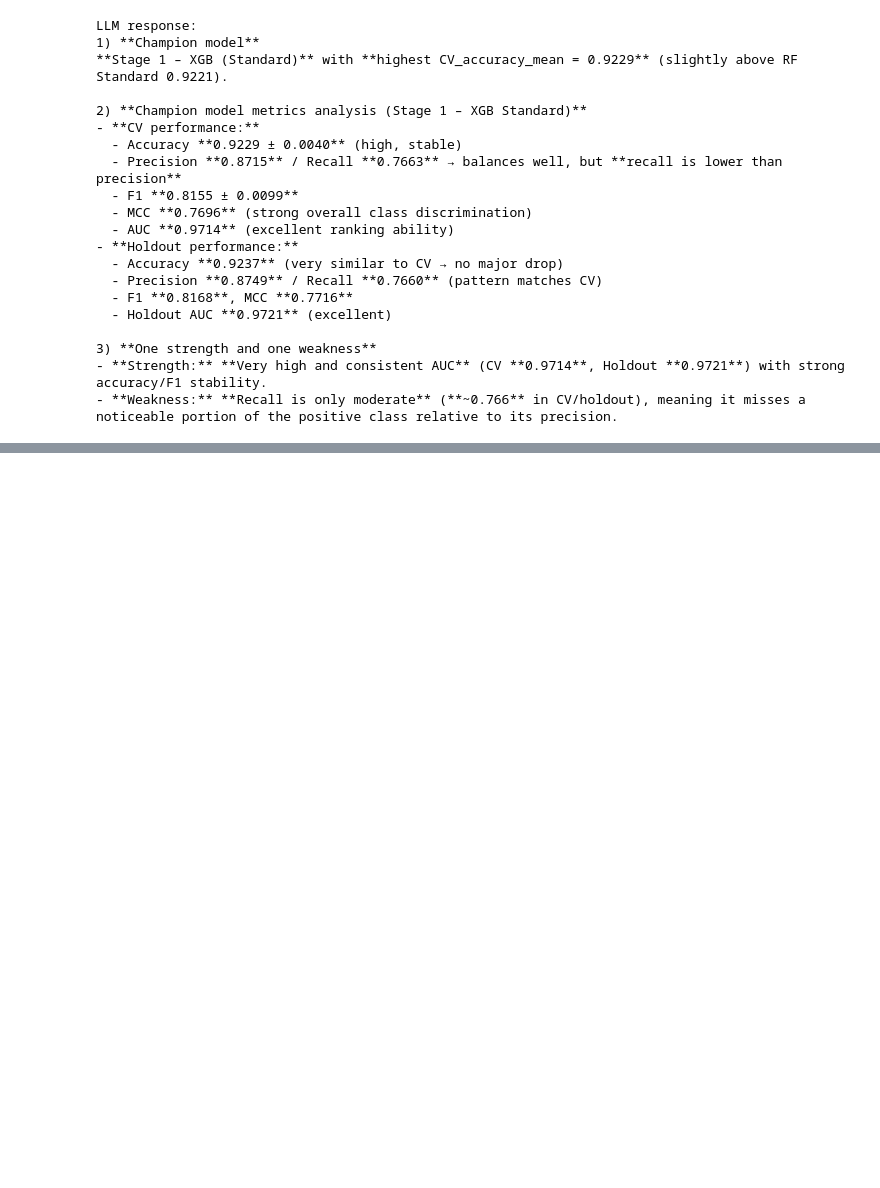
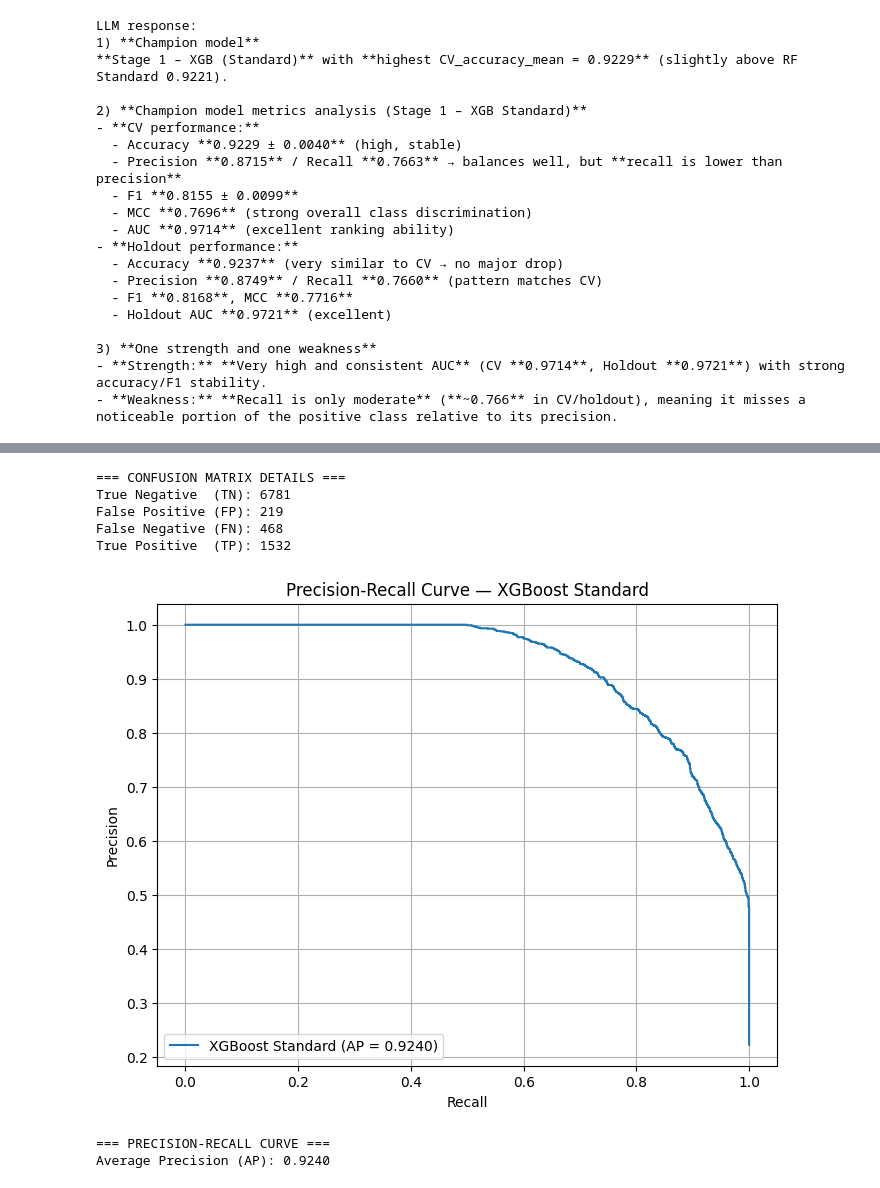
Before and after one commit to jiannyuhs-hue/ADALL_github, a Jupyter notebook: ADALL assignment/3013570Y_ADALL_ASSIGNMENT_2026Jun_(student).ipynb, the cells around one changed output, grey strips where cells are left out. Cells and saved outputs as stored; diff of their text form; code cells hidden in the pictures; blank space fills up the shorter version.

```diff
--- a/ADALL assignment/3013570Y_ADALL_ASSIGNMENT_2026Jun_(student).ipynb
+++ b/ADALL assignment/3013570Y_ADALL_ASSIGNMENT_2026Jun_(student).ipynb
@@ -2749,0 +2695,70 @@ Feature Importances for Weighted XGBoost Model:
+# %%
+tn, fp, fn, tp = cm.ravel()
+
+print("=== CONFUSION MATRIX DETAILS ===")
+print(f"True Negative  (TN): {tn}")
+print(f"False Positive (FP): {fp}")
+print(f"False Negative (FN): {fn}")
+print(f"True Positive  (TP): {tp}")
+# %% [output]
+=== CONFUSION MATRIX DETAILS ===
+True Negative  (TN): 6781
+False Positive (FP): 219
+False Negative (FN): 468
+True Positive  (TP): 1532
+# %%
+from sklearn.metrics import (
+    precision_recall_curve,
+    average_precision_score
+)
+import matplotlib.pyplot as plt
+
+# ============================================================
+# CHAMPION MODEL — PRECISION-RECALL CURVE
+# ============================================================
+
+# Positive-class probability
+y_prob_champion = champion_model.predict_proba(X_test)[:, 1]
+
+# Calculate Precision and Recall across thresholds
+precision, recall, thresholds = precision_recall_curve(
+    y_test,
+    y_prob_champion
+)
+
+# Average Precision
+average_precision = average_precision_score(
+    y_test,
+    y_prob_champion
+)
+
+# ============================================================
+# PLOT
+# ============================================================
+
+plt.figure(figsize=(8, 6))
+
+plt.plot(
+    recall,
+    precision,
+    label=f"XGBoost Standard (AP = {average_precision:.4f})"
+)
+
+plt.xlabel("Recall")
+plt.ylabel("Precision")
+plt.title("Precision-Recall Curve — XGBoost Standard")
+plt.legend()
+plt.grid(True)
+
+plt.show()
+
+# ============================================================
+# SUMMARY
+# ============================================================
+
+print("=== PRECISION-RECALL CURVE ===")
+print(f"Average Precision (AP): {average_precision:.4f}")
+# %% [output]
+[figure, added]
+=== PRECISION-RECALL CURVE ===
+Average Precision (AP): 0.9240
```
Also changed, not shown: parts of 2 cells of this notebook.
